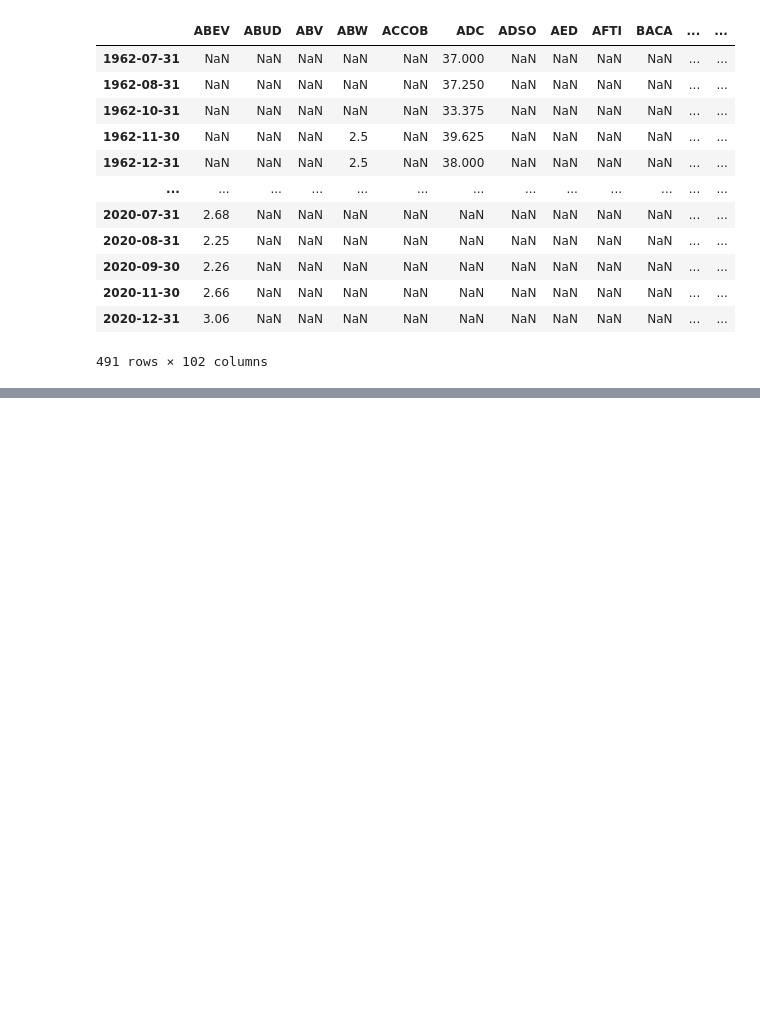
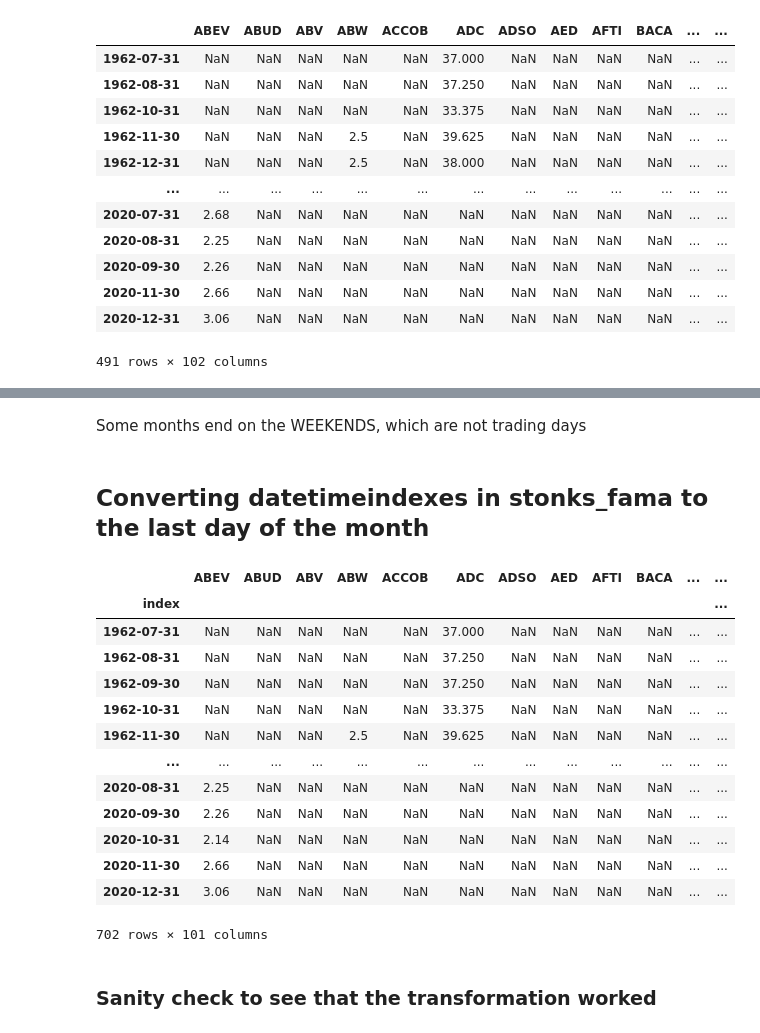
Before and after one commit to statistactics/sin-stocks, a Jupyter notebook: Merging.ipynb, the cells around one changed output, grey strips where cells are left out. Cells and saved outputs as stored; diff of their text form; code cells hidden in the pictures; blank space fills up the shorter version.

Commit message:
Updated codebase to fix missing months

```diff
--- a/Merging.ipynb
+++ b/Merging.ipynb
@@ -282,0 +295,29 @@ final_merged.iloc[0:20]
+# %% [markdown]
+Some months end on the WEEKENDS, which are not trading days
+# %% [markdown]
+## Converting datetimeindexes in stonks_fama to the last day of the month
+# %%
+from pandas.tseries.offsets import MonthEnd
+stonks_fama.reset_index(inplace=True)
+
+stonks_fama["index"] = pd.to_datetime(stonks_fama["index"]) + MonthEnd(0)
+
+stonks_fama.set_index("index", inplace=True)
+stonks_fama
+# %% [output]
+|  | ABEV | ABUD | ABV | ABW | ACCOB | ADC | ADSO | AED | AFTI | BACA | ... | ... |
+| index |  |  |  |  |  |  |  |  |  |  |  | ... |
+| 1962-07-31 | NaN | NaN | NaN | NaN | NaN | 37.000 | NaN | NaN | NaN | NaN | ... | ... |
+| 1962-08-31 | NaN | NaN | NaN | NaN | NaN | 37.250 | NaN | NaN | NaN | NaN | ... | ... |
+| 1962-09-30 | NaN | NaN | NaN | NaN | NaN | 37.250 | NaN | NaN | NaN | NaN | ... | ... |
+| 1962-10-31 | NaN | NaN | NaN | NaN | NaN | 33.375 | NaN | NaN | NaN | NaN | ... | ... |
+| 1962-11-30 | NaN | NaN | NaN | 2.5 | NaN | 39.625 | NaN | NaN | NaN | NaN | ... | ... |
+| ... | ... | ... | ... | ... | ... | ... | ... | ... | ... | ... | ... | ... |
+| 2020-08-31 | 2.25 | NaN | NaN | NaN | NaN | NaN | NaN | NaN | NaN | NaN | ... | ... |
+| 2020-09-30 | 2.26 | NaN | NaN | NaN | NaN | NaN | NaN | NaN | NaN | NaN | ... | ... |
+| 2020-10-31 | 2.14 | NaN | NaN | NaN | NaN | NaN | NaN | NaN | NaN | NaN | ... | ... |
+| 2020-11-30 | 2.66 | NaN | NaN | NaN | NaN | NaN | NaN | NaN | NaN | NaN | ... | ... |
+| 2020-12-31 | 3.06 | NaN | NaN | NaN | NaN | NaN | NaN | NaN | NaN | NaN | ... | ... |
+702 rows × 101 columns
+# %% [markdown]
+### Sanity check to see that the transformation worked
```
Also changed, not shown: parts of 14 cells of this notebook.
